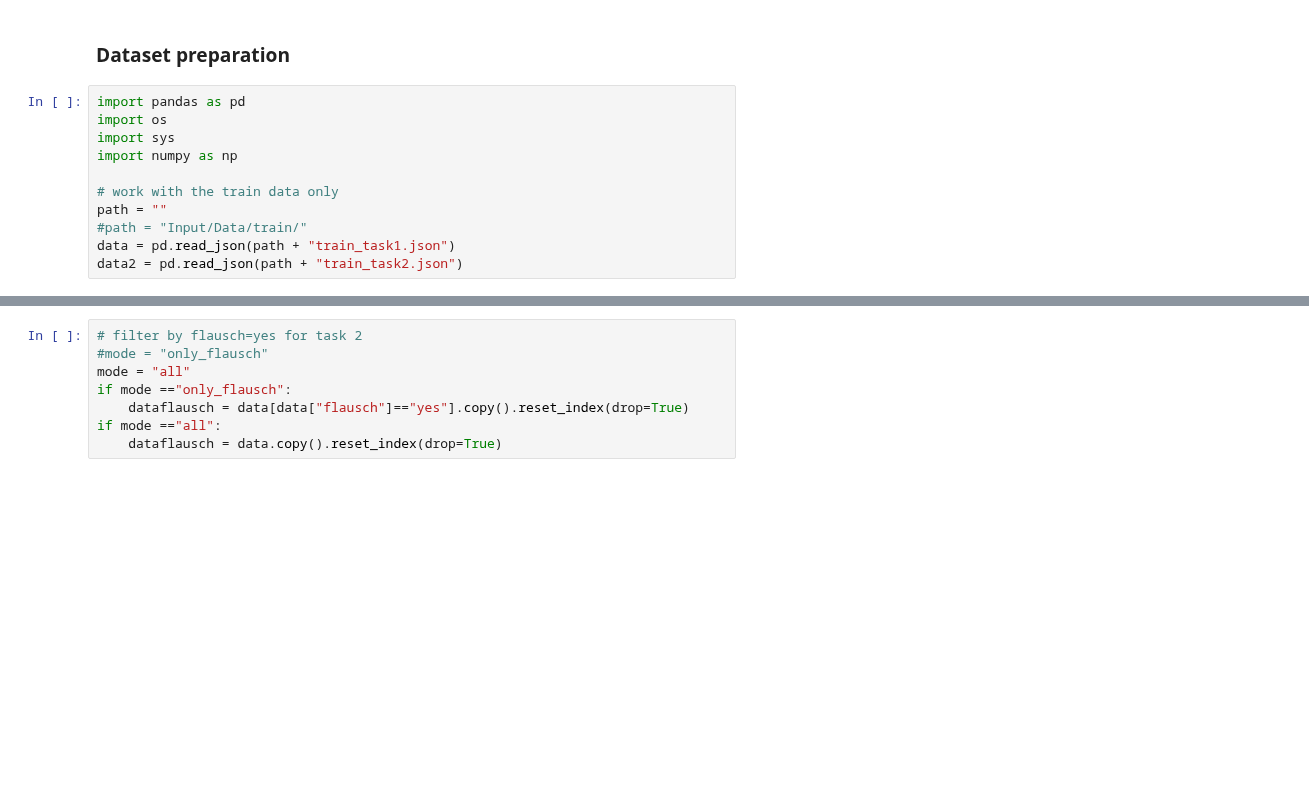
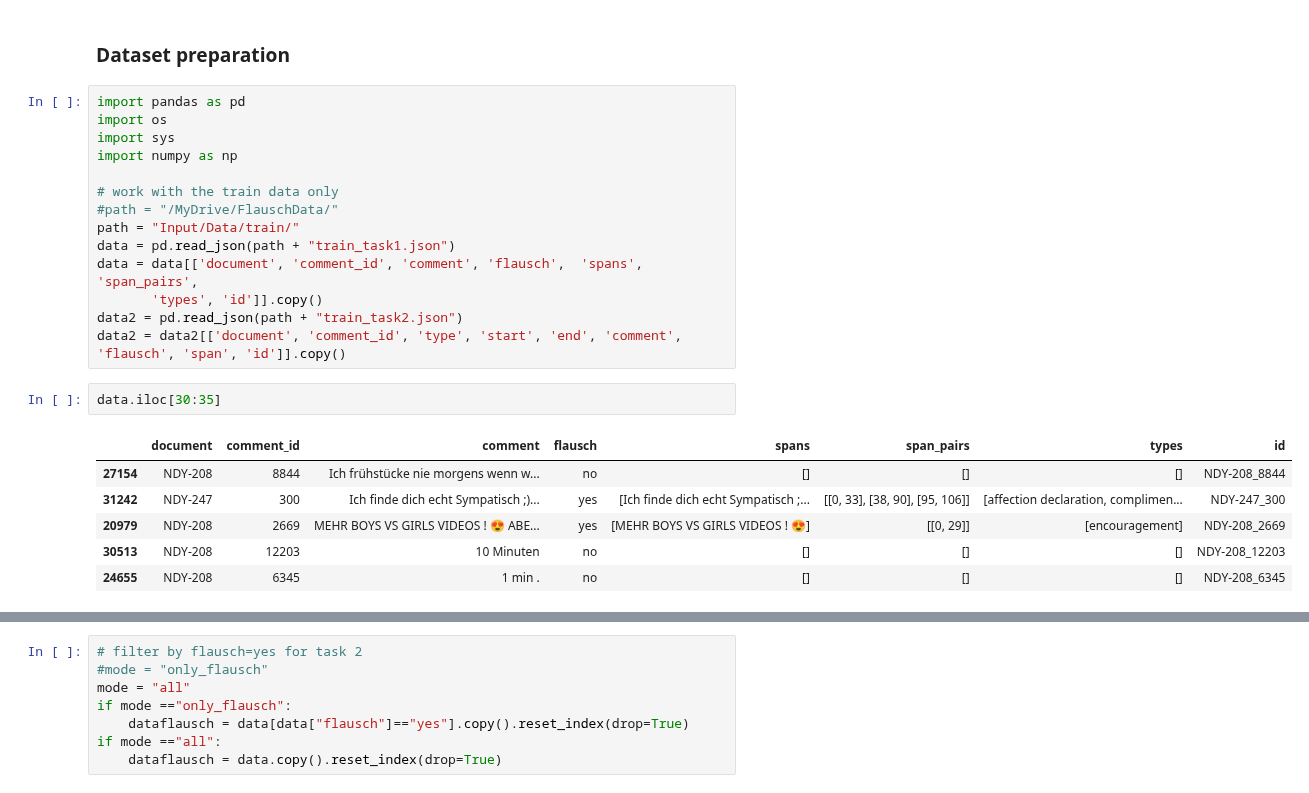
Before and after one commit to WiebkePetersen/GermevalFlausch, a Jupyter notebook: Lehre_flausch_task2_train_token_classifier.ipynb, the cells around one changed output, grey strips where cells are left out. Drawn from its saved outputs; the diff is of its cells as text; blank space fills up the shorter version.

```diff
--- a/Lehre_flausch_task2_train_token_classifier.ipynb
+++ b/Lehre_flausch_task2_train_token_classifier.ipynb
@@ -15,7 +22,19 @@ import sys
 import numpy as np
 
 # work with the train data only
-path = ""
-#path = "Input/Data/train/"
+#path = "/MyDrive/FlauschData/"
+path = "Input/Data/train/"
 data = pd.read_json(path + "train_task1.json")
+data = data[['document', 'comment_id', 'comment', 'flausch',  'spans', 'span_pairs',
+       'types', 'id']].copy()
 data2 = pd.read_json(path + "train_task2.json")
+data2 = data2[['document', 'comment_id', 'type', 'start', 'end', 'comment', 'flausch', 'span', 'id']].copy()
+# %%
+data.iloc[30:35]
+# %% [output]
+|  | document | comment_id | comment | flausch | spans | span_pairs | types | id |
+| 27154 | NDY-208 | 8844 | Ich frühstücke nie morgens wenn w... | no | [] | [] | [] | NDY-208_8844 |
+| 31242 | NDY-247 | 300 | Ich finde dich echt Sympatisch ;)... | yes | [Ich finde dich echt Sympatisch ;... | [[0, 33], [38, 90], [95, 106]] | [affection declaration, complimen... | NDY-247_300 |
+| 20979 | NDY-208 | 2669 | MEHR BOYS VS GIRLS VIDEOS ! 😍 ABE... | yes | [MEHR BOYS VS GIRLS VIDEOS ! 😍] | [[0, 29]] | [encouragement] | NDY-208_2669 |
+| 30513 | NDY-208 | 12203 | 10 Minuten | no | [] | [] | [] | NDY-208_12203 |
+| 24655 | NDY-208 | 6345 | 1 min . | no | [] | [] | [] | NDY-208_6345 |
```
Also changed, not shown: parts of 22 cells of this notebook, 1 other file.
